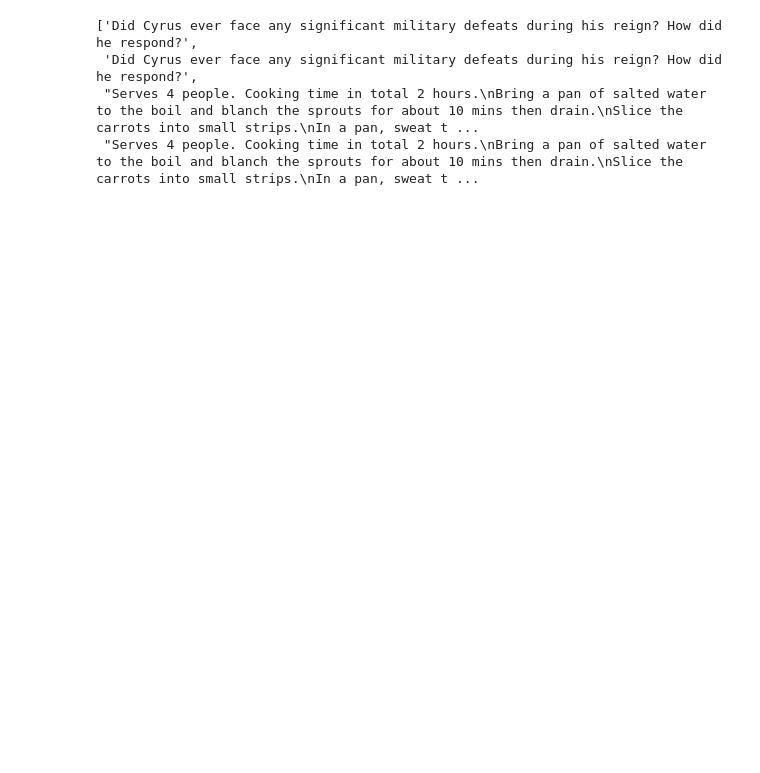
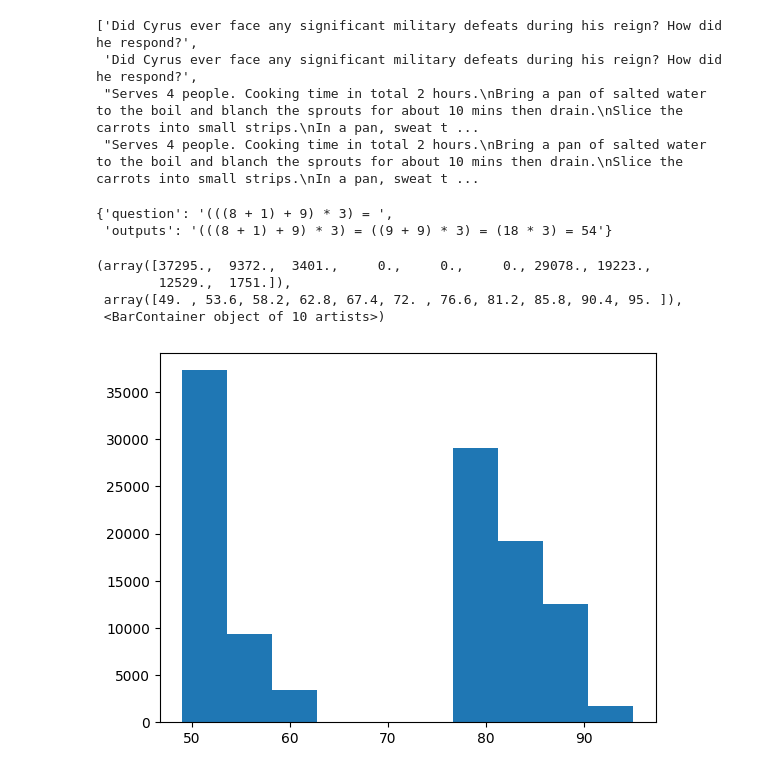
Before and after one commit to PrasannS/d2po, a Jupyter notebook: notebooks/modify_data.ipynb, the cells around one changed output. Saved outputs shown, nothing was run; the diff lists cells and outputs as text; code cells hidden in the pictures; blank space fills up the shorter version.

```diff
--- a/notebooks/modify_data.ipynb
+++ b/notebooks/modify_data.ipynb
@@ -51,3 +51,9 @@ tmp['inputs'][0]
  'Did Cyrus ever face any significant military defeats during his reign? How did he respond?',
  "Serves 4 people. Cooking time in total 2 hours.\nBring a pan of salted water to the boil and blanch the sprouts for about 10 mins then drain.\nSlice the carrots into small strips.\nIn a pan, sweat t ...
  "Serves 4 people. Cooking time in total 2 hours.\nBring a pan of salted water to the boil and blanch the sprouts for about 10 mins then drain.\nSlice the carrots into small strips.\nIn a pan, sweat t ...
+# %%
+# make math task simpler
+mdata = Dataset.load_from_disk("../outputs/data/math/mathppoinps200k/")
+# %%
+easymdata = mdata.filter(lambda ex: ex['question'].count("(")<=4)
+easiermdata = mdata.filter(lambda ex: ex['question'].count("(")<=3)
@@ -53,0 +63,13 @@ tmp['inputs'][0]
+# %%
+easymdata[6]
+# %% [output]
+{'question': '(((8 + 1) + 9) * 3) = ',
+ 'outputs': '(((8 + 1) + 9) * 3) = ((9 + 9) * 3) = (18 * 3) = 54'}
+# %%
+plt.hist([len(o) for o in easymdata['outputs']])
+# %% [output]
+(array([37295.,  9372.,  3401.,     0.,     0.,     0., 29078., 19223.,
+        12529.,  1751.]),
+ array([49. , 53.6, 58.2, 62.8, 67.4, 72. , 76.6, 81.2, 85.8, 90.4, 95. ]),
+ <BarContainer object of 10 artists>)
+[figure, added]
```
Also changed, not shown: parts of 4 cells of this notebook, 10 other files.
